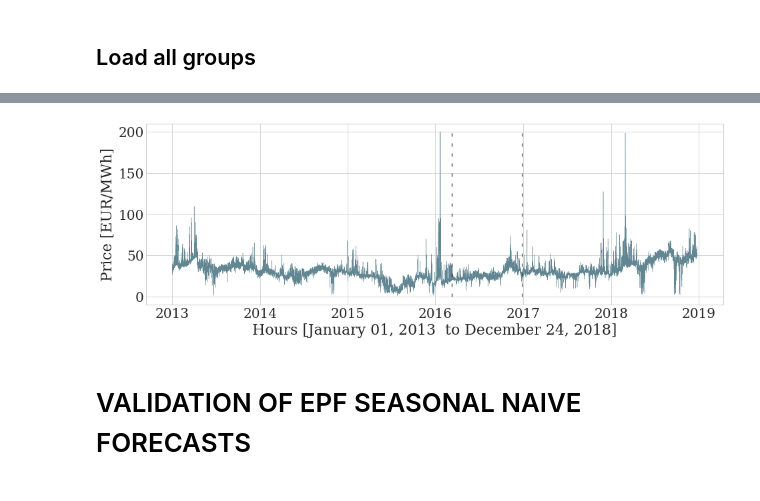
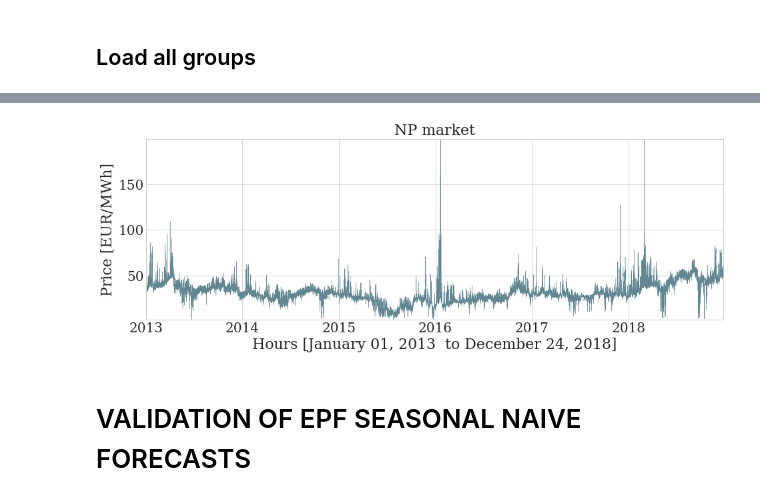
Before and after one commit to Nixtla/neuralforecast, a Jupyter notebook: nbs/data_datasets__epf.ipynb, the cells around one changed output, grey strips where cells are left out. Cells and saved outputs as stored; diff of their text form; code cells hidden in the pictures.

```diff
--- a/nbs/data_datasets__epf.ipynb
+++ b/nbs/data_datasets__epf.ipynb
@@ -259,15 +248,18 @@ FONTSIZE = 22
 # %%
 from neuralforecast.data.datasets.epf import EPF, EPFInfo
+from neuralforecast.data.datasets.plots import draw_plot
+
+import matplotlib.pyplot as plt
+import os
+
 if not os.path.exists('./results/'):
     os.makedirs('./results/')
 
-dataset = ['NP', 'PJM', 'BE', 'FR', 'DE']
+dataset = EPFInfo.groups
 Y_df, X_df, S_df = EPF.load_groups(directory='data', groups=dataset)
 
-fig = plt.figure(figsize=(20, 15))
+fig = plt.figure(figsize=(30, 15))
 fig.tight_layout()
-plt.ylim(-200, 800)
-rcParams['figure.figsize'] = 15, 15
 ax0 = plt.subplot2grid((3,2),(0, 0))
 ax1 = plt.subplot2grid((3,2),(0, 1))
 ax2 = plt.subplot2grid((3,2),(1, 0))
@@ -279,22 +271,14 @@ for idx, market in enumerate(dataset):
     currency   = 'USD' if market == 'PJM' else 'EUR'
     title_str  = 'EPEX-' if not (market in ['PJM', 'NP']) else ''
     title_str += f'{market} market'
-    y_axis_str = f'Price [{currency}/MWh]'
 
     x_plot = Y_df[Y_df.unique_id==market].ds.values
     y_plot = Y_df[Y_df.unique_id==market].y.values
 
     x_axis_str = f'Hours [{str(x_plot.min())[:10]}  to {str(x_plot.max())[:10]}]'
+    y_axis_str = f'Price [{currency}/MWh]'
 
-
-    axs[idx].plot(x_plot, y_plot, color='#628793', linewidth=0.4)
-    axs[idx].tick_params(labelsize=FONTSIZE-2)
-    axs[idx].set_xlabel(x_axis_str, fontsize=FONTSIZE)
-    axs[idx].vlines(x_plot[-728*24],-200,800, linestyle=(0, (5, 10)),
-                    color='black', linewidth=1.)
-    axs[idx].set_ylabel(y_axis_str, fontsize=FONTSIZE)
-    axs[idx].set_title(title_str)
-    axs[idx].set_ylim(-200,800)
+    draw_plot(x_plot, y_plot, title_str, x_axis_str, y_axis_str, axs[idx], linewidth=0.3)
 
 plt.subplots_adjust(left=0.125, bottom=0.1, right=0.9, top=1.2, wspace=0.2, hspace=0.2)
 plt.savefig('./results/market_plots.pdf', bbox_inches = 'tight')
@@ -378,48 +333,36 @@ plt.show()
 # %%
 import pandas as pd
 
-# dataset = ['NP', 'PJM', 'BE', 'FR', 'DE']
 dataset = ['NP']
-# dataset = ['DE']
 Y_df, X_df, S_df = EPF.load_groups(directory='data', groups=dataset)
 
 fig = plt.figure(figsize=(15.5, 5))
-
 fig.tight_layout()
-plt.ylim(-200, 800)
 ax0 = plt.subplot2grid((1,1),(0, 0))
 axs = [ax0]
 
-# for idx, market in enumerate(dataset):
 market = dataset[0]
 currency = 'USD' if market == 'PJM' else 'EUR'
 title_str  = 'EPEX-' if not (market in ['PJM', 'NP']) else ''
 title_str += f'{market} market'
 y_axis_str = f'Price [{currency}/MWh]'
 
 x_plot = Y_df.ds.values
 x_plot_min = pd.to_datetime(x_plot.min()).strftime('%B %d, %Y') #'%B %d, %Y, %r'
 x_plot_max = pd.to_datetime(x_plot.max()).strftime('%B %d, %Y') #'%B %d, %Y, %r'
 
 x_axis_str = f'Hours [{x_plot_min}  to {x_plot_max}]'
 
 y_plot = Y_df.y.values
 x1_plot = X_df.Exogenous1.values
 x2_plot = X_df.Exogenous2.values
 
-axs[0].plot(x_plot, y_plot, color='#628793', linewidth=0.4)
-axs[0].tick_params(labelsize=FONTSIZE-2)
-axs[0].set_xlabel(x_axis_str, fontsize=FONTSIZE)
-axs[0].set_ylabel(y_axis_str, fontsize=FONTSIZE)
+draw_plot(x_plot, y_plot, title_str, x_axis_str, y_axis_str, axs[0], linewidth=0.4)
 
-axs[0].vlines(x_plot[-(42*7*24)-(728*24)],0,200, linestyle=(0, (5, 10)),
-              color='black', linewidth=1.)
-axs[0].vlines(x_plot[-728*24],0,200, linestyle=(0, (5, 10)),
-              color='black', linewidth=1.)
 plt.savefig('./results/train_methodology.pdf', bbox_inches = 'tight')
 plt.show()
 # %% [output]
-[figure, old version]
+[figure, new version]
 # %% [markdown]
 # VALIDATION OF EPF SEASONAL NAIVE FORECASTS
 # %%
```
Also changed, not shown: parts of 4 cells of this notebook, 10 other files.
